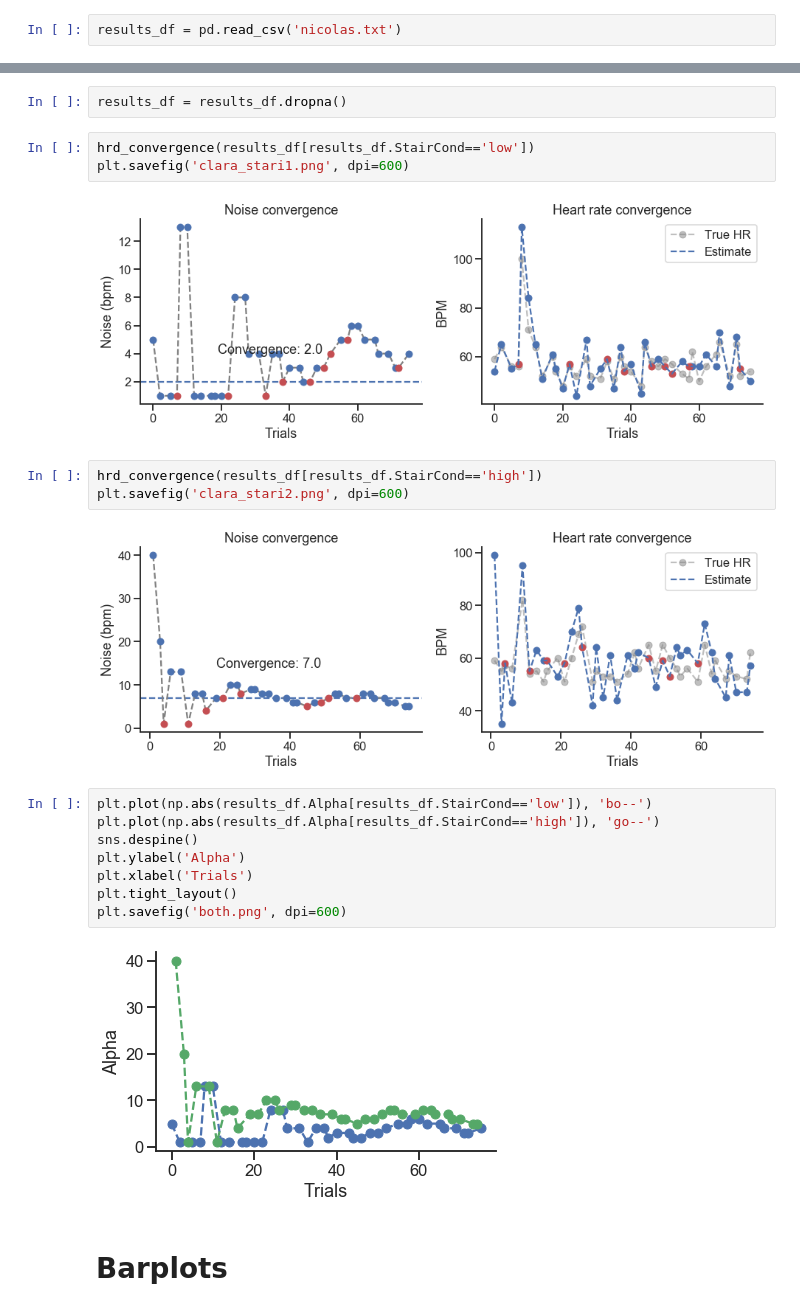
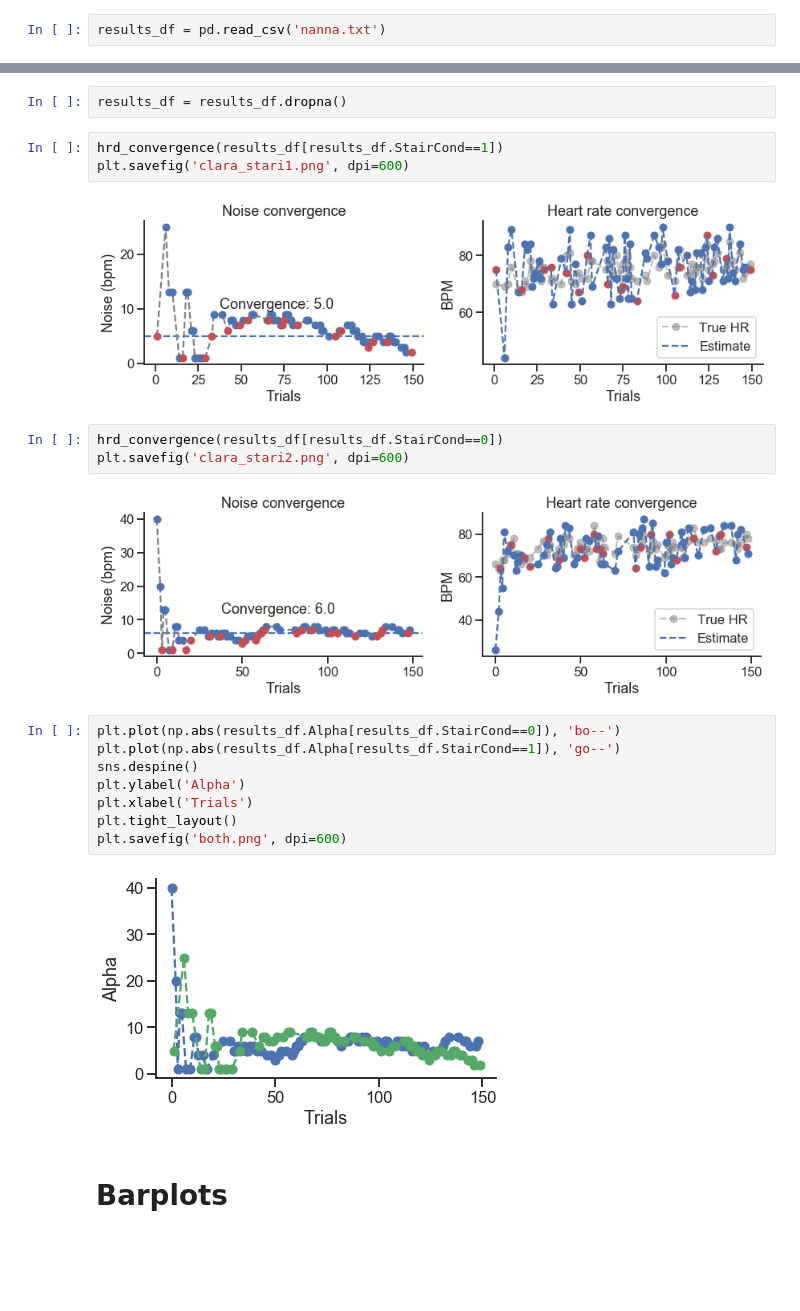
Before and after one commit to embodied-computation-group/Cardioception, a Jupyter notebook: cardioception/Analyses/Analyses.ipynb, the cells around one changed output, grey strips where cells are left out. Saved outputs shown, nothing was run; the diff lists cells and outputs as text; blank space fills up the shorter version.

```diff
--- a/cardioception/Analyses/Analyses.ipynb
+++ b/cardioception/Analyses/Analyses.ipynb
@@ -13,31 +13,31 @@ no display found. Using non-interactive Agg backend
 # %% [markdown]
 **Import data**
 # %%
-results_df = pd.read_csv('nicolas.txt')
+results_df = pd.read_csv('nanna.txt')
 # %% [markdown]
 # Plot convergence
 # %%
 results_df = results_df.dropna()
 # %%
-hrd_convergence(results_df[results_df.StairCond=='low'])
+hrd_convergence(results_df[results_df.StairCond==1])
 plt.savefig('clara_stari1.png', dpi=600)
 # %% [output]
-[figure, old version]
+[figure, new version]
 # %%
-hrd_convergence(results_df[results_df.StairCond=='high'])
+hrd_convergence(results_df[results_df.StairCond==0])
 plt.savefig('clara_stari2.png', dpi=600)
 # %% [output]
-[figure, old version]
+[figure, new version]
 # %%
-plt.plot(np.abs(results_df.Alpha[results_df.StairCond=='low']), 'bo--')
-plt.plot(np.abs(results_df.Alpha[results_df.StairCond=='high']), 'go--')
+plt.plot(np.abs(results_df.Alpha[results_df.StairCond==0]), 'bo--')
+plt.plot(np.abs(results_df.Alpha[results_df.StairCond==1]), 'go--')
 sns.despine()
 plt.ylabel('Alpha')
 plt.xlabel('Trials')
 plt.tight_layout()
 plt.savefig('both.png', dpi=600)
 # %% [output]
-[figure, old version]
+[figure, new version]
 # %% [markdown]
 # Barplots
 # %%
```
Also changed, not shown: parts of 8 cells of this notebook, 8 other files.
